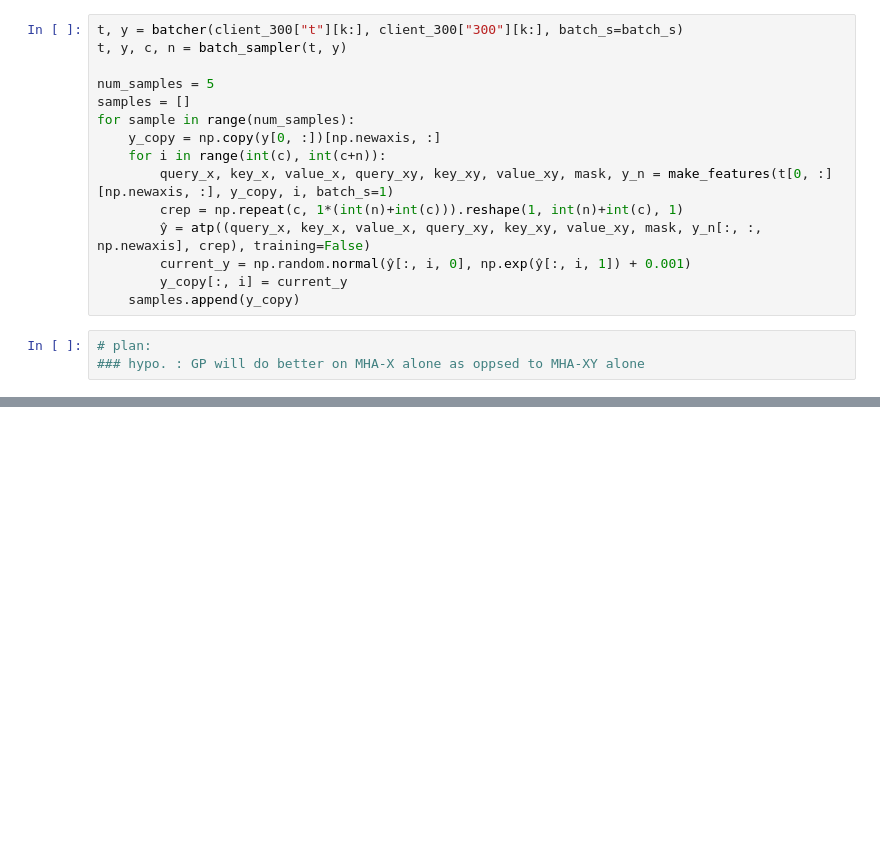
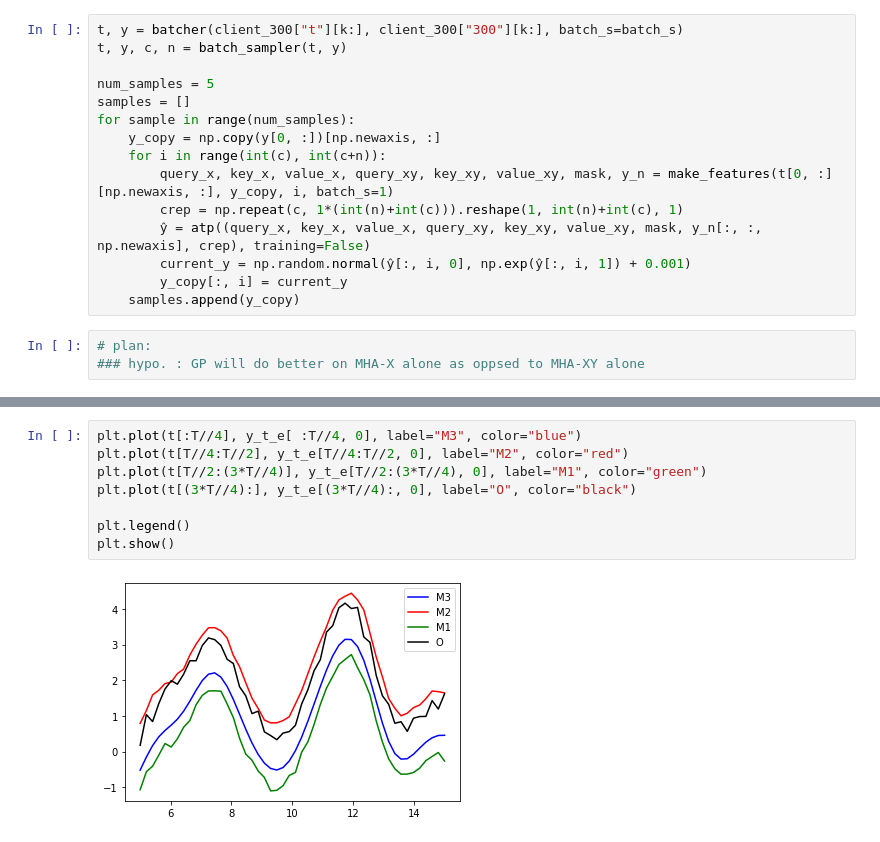
Before and after one commit to oremnirv/ATP, a Jupyter notebook: GP_experiments_1D.ipynb, the cells around one changed output, grey strips where cells are left out. Cells and saved outputs as stored; diff of their text form; blank space fills up the shorter version.

```diff
--- a/GP_experiments_1D.ipynb
+++ b/GP_experiments_1D.ipynb
@@ -168,0 +391,10 @@ for sample in range(num_samples):
+# %%
+plt.plot(t[:T//4], y_t_e[ :T//4, 0], label="M3", color="blue")
+plt.plot(t[T//4:T//2], y_t_e[T//4:T//2, 0], label="M2", color="red")
+plt.plot(t[T//2:(3*T//4)], y_t_e[T//2:(3*T//4), 0], label="M1", color="green")
+plt.plot(t[(3*T//4):], y_t_e[(3*T//4):, 0], label="O", color="black")
+
+plt.legend()
+plt.show()
+# %% [output]
+[figure, added]
```
Also changed, not shown: parts of 32 cells of this notebook, 6 other files.
